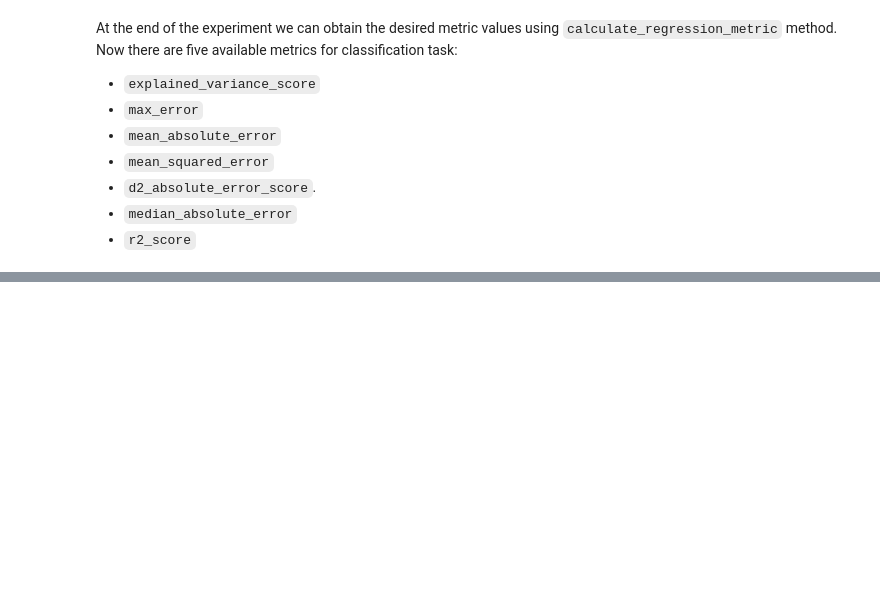
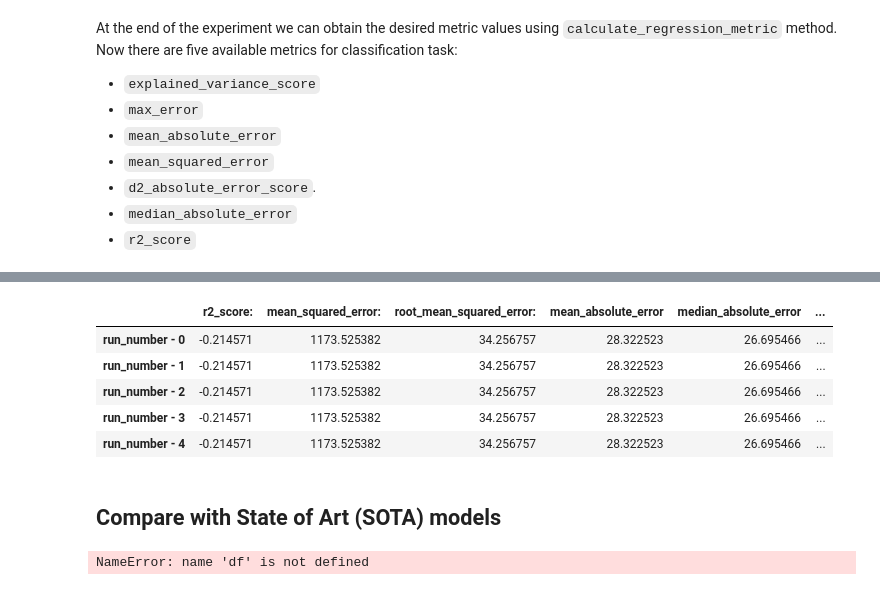
Before and after one commit to aimclub/Fedot.Industrial, a Jupyter notebook: cases/industrial_examples/health_monitoring/heart_rate_monitoring.ipynb, the cells around one changed output, grey strips where cells are left out. Drawn from its saved outputs; the diff is of its cells as text; code cells hidden in the pictures; blank space fills up the shorter version.

```diff
--- a/cases/industrial_examples/health_monitoring/heart_rate_monitoring.ipynb
+++ b/cases/industrial_examples/health_monitoring/heart_rate_monitoring.ipynb
@@ -90,0 +204,15 @@ print(metric_dict)
+# %%
+metric_dict = {}
+runs = 5
+for run in range(runs):
+    with IndustrialModels():
+        auto_ml = PipelineBuilder().add_node('quantile_extractor',
+                                              params={'window_size': 5}).add_node('fedot_regr',
+                                                                             params={'timeout': 10,'logging_level':30}).build()
+        auto_ml.fit(input_data)
+        features = auto_ml.predict(val_data).predict
+        metric = calculate_regression_metric(test_target=test_data[1], labels=features)
+        metric = metric.T
+        metric.columns = metric.columns.values
+        metric['model_params'] = metric['model_params'] = str({node:node.parameters for node in auto_ml.graph_description['nodes']})
+        metric_dict.update({f'run_number - {run}':metric})
@@ -90,0 +237,14 @@ print(metric_dict)
+# %%
+df_automl = pd.concat([x for x in metric_dict.values()],axis=0).T
+df_automl.columns = list(metric_dict.keys())
+df_automl = df_automl.T
+df_automl.sort_values('root_mean_squared_error:')
+# %% [output]
+|  | r2_score: | mean_squared_error: | root_mean_squared_error: | mean_absolute_error | median_absolute_error | ... |
+| run_number - 0 | -0.214571 | 1173.525382 | 34.256757 | 28.322523 | 26.695466 | ... |
+| run_number - 1 | -0.214571 | 1173.525382 | 34.256757 | 28.322523 | 26.695466 | ... |
+| run_number - 2 | -0.214571 | 1173.525382 | 34.256757 | 28.322523 | 26.695466 | ... |
+| run_number - 3 | -0.214571 | 1173.525382 | 34.256757 | 28.322523 | 26.695466 | ... |
+| run_number - 4 | -0.214571 | 1173.525382 | 34.256757 | 28.322523 | 26.695466 | ... |
+# %% [markdown]
+## Compare with State of Art (SOTA) models
@@ -90,0 +265,4 @@ print(metric_dict)
+# %%
+df.sort_values('min')
+# %% [output]
+NameError: name 'df' is not defined
```
Also changed, not shown: parts of 21 cells of this notebook, 4 other files.
